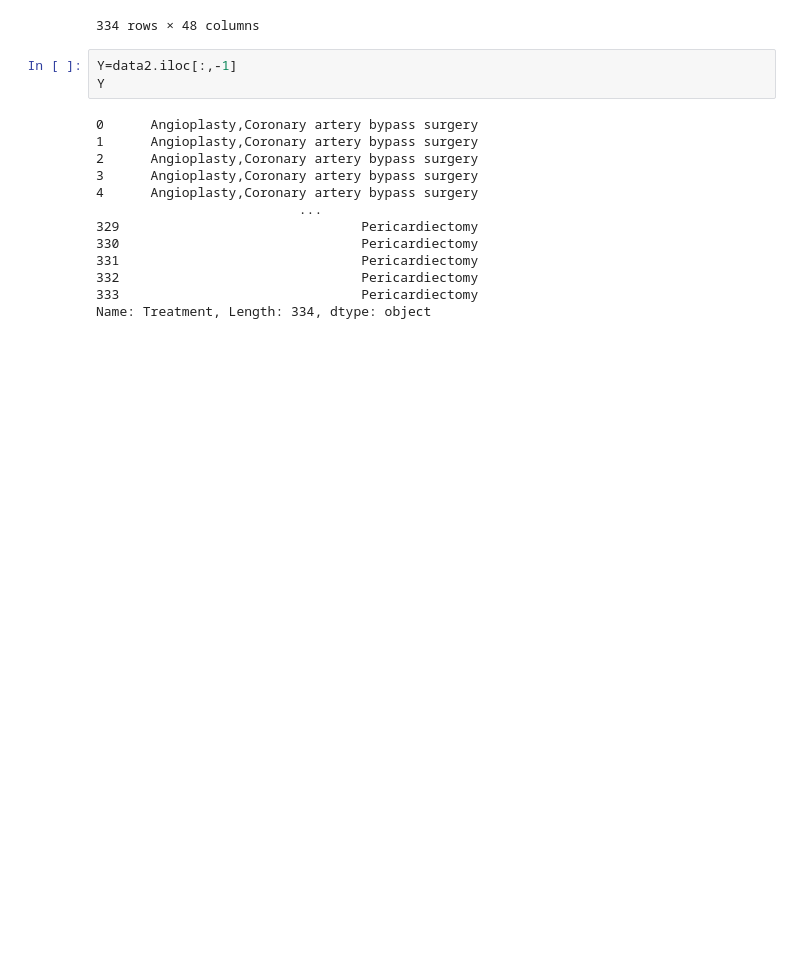
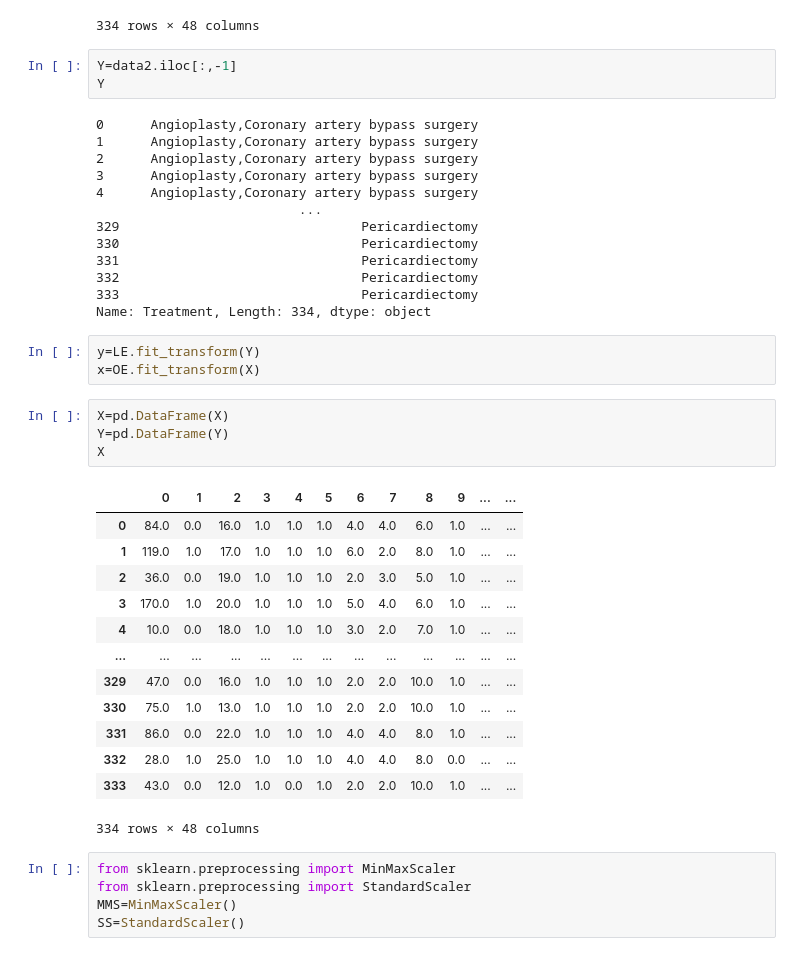
Before and after one commit to harikakatta08/Colab, a Jupyter notebook: Generative_Ai_workshop.ipynb, the cells around one changed output. Drawn from its saved outputs; the diff is of its cells as text; blank space fills up the shorter version.

```diff
--- a/Generative_Ai_workshop.ipynb
+++ b/Generative_Ai_workshop.ipynb
@@ -67,3 +67,29 @@ Y
 332                               Pericardiectomy
 333                               Pericardiectomy
 Name: Treatment, Length: 334, dtype: object
+# %%
+y=LE.fit_transform(Y)
+x=OE.fit_transform(X)
+# %%
+X=pd.DataFrame(X)
+Y=pd.DataFrame(Y)
+X
+# %% [output]
+|  | 0 | 1 | 2 | 3 | 4 | 5 | 6 | 7 | 8 | 9 | ... | ... |
+| 0 | 84.0 | 0.0 | 16.0 | 1.0 | 1.0 | 1.0 | 4.0 | 4.0 | 6.0 | 1.0 | ... | ... |
+| 1 | 119.0 | 1.0 | 17.0 | 1.0 | 1.0 | 1.0 | 6.0 | 2.0 | 8.0 | 1.0 | ... | ... |
+| 2 | 36.0 | 0.0 | 19.0 | 1.0 | 1.0 | 1.0 | 2.0 | 3.0 | 5.0 | 1.0 | ... | ... |
+| 3 | 170.0 | 1.0 | 20.0 | 1.0 | 1.0 | 1.0 | 5.0 | 4.0 | 6.0 | 1.0 | ... | ... |
+| 4 | 10.0 | 0.0 | 18.0 | 1.0 | 1.0 | 1.0 | 3.0 | 2.0 | 7.0 | 1.0 | ... | ... |
+| ... | ... | ... | ... | ... | ... | ... | ... | ... | ... | ... | ... | ... |
+| 329 | 47.0 | 0.0 | 16.0 | 1.0 | 1.0 | 1.0 | 2.0 | 2.0 | 10.0 | 1.0 | ... | ... |
+| 330 | 75.0 | 1.0 | 13.0 | 1.0 | 1.0 | 1.0 | 2.0 | 2.0 | 10.0 | 1.0 | ... | ... |
+| 331 | 86.0 | 0.0 | 22.0 | 1.0 | 1.0 | 1.0 | 4.0 | 4.0 | 8.0 | 1.0 | ... | ... |
+| 332 | 28.0 | 1.0 | 25.0 | 1.0 | 1.0 | 1.0 | 4.0 | 4.0 | 8.0 | 0.0 | ... | ... |
+| 333 | 43.0 | 0.0 | 12.0 | 1.0 | 0.0 | 1.0 | 2.0 | 2.0 | 10.0 | 1.0 | ... | ... |
+334 rows × 48 columns
+# %%
+from sklearn.preprocessing import MinMaxScaler
+from sklearn.preprocessing import StandardScaler
+MMS=MinMaxScaler()
+SS=StandardScaler()
```
Also changed, not shown: parts of 1 cell of this notebook.
